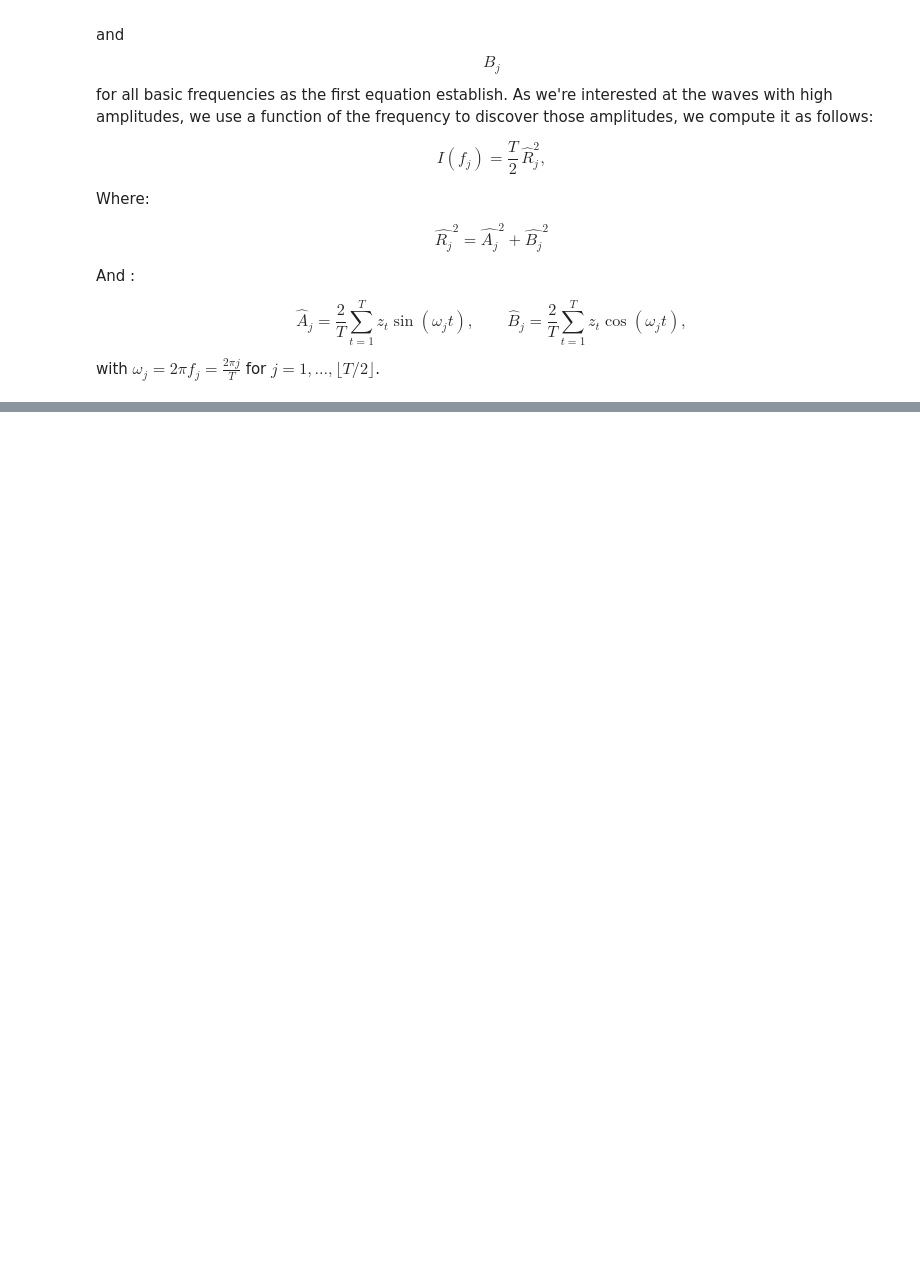
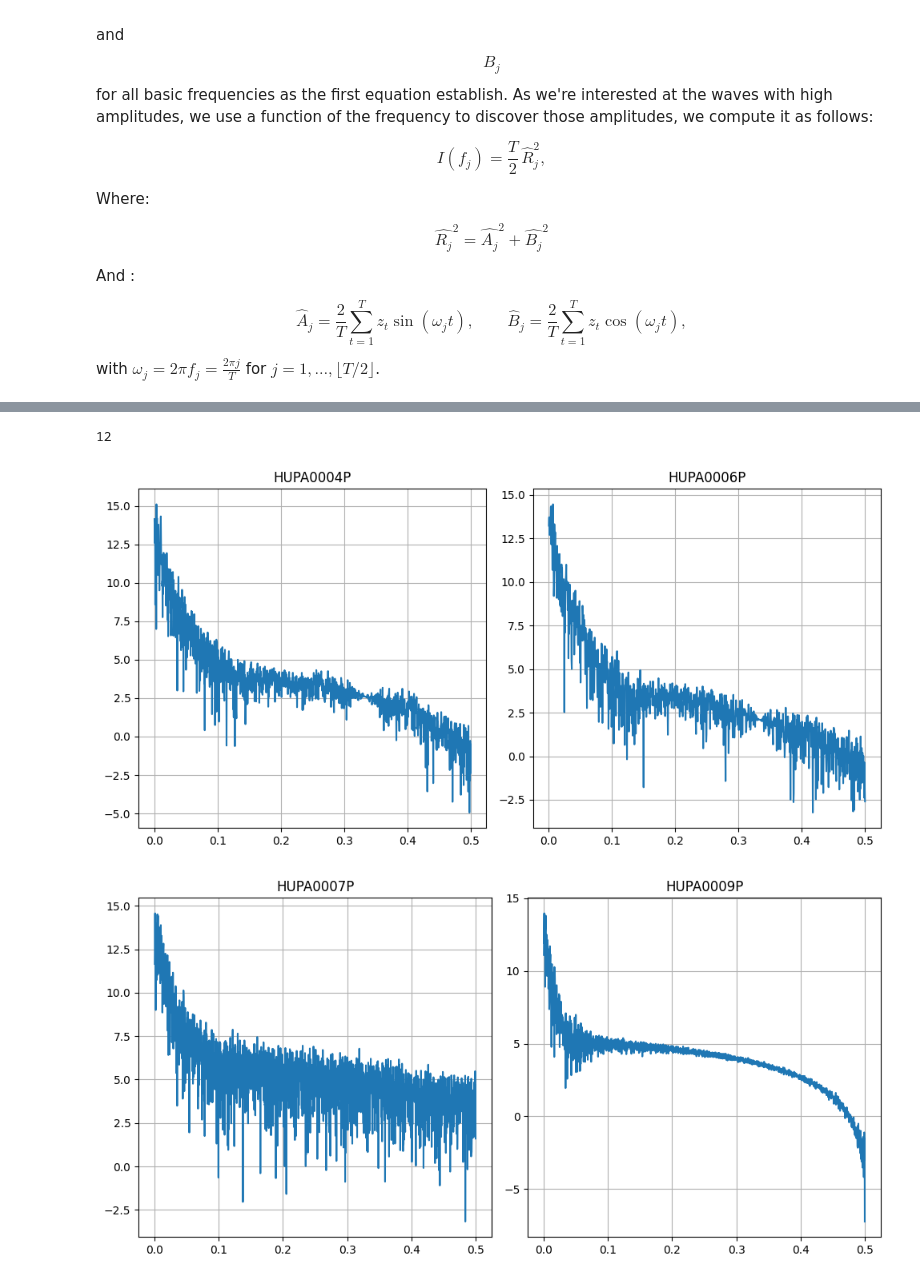
Before and after one commit to Arturo2711/Hypoglycemia_Prediction, a Jupyter notebook: notebooks/periodogram.ipynb, the cells around one changed output, grey strips where cells are left out. Saved outputs shown, nothing was run; the diff lists cells and outputs as text; code cells hidden in the pictures; blank space fills up the shorter version.

Commit message:
Periodogram has been ploted for almost every patient, last 3 patients couldnt been ploted

```diff
--- a/notebooks/periodogram.ipynb
+++ b/notebooks/periodogram.ipynb
@@ -113,0 +97,15 @@ periodogram_3_season
+# %%
+patients = {base_paths[i].split('.')[0] : cast_to_time(pd.read_csv(fp, sep=';')) for i, fp in enumerate(full_paths)}
+# %%
+def create_two_plots(two_series_dictionary):
+    _, axes = plt.subplots(nrows=1, ncols=2, figsize=(10, 5))
+    i = 0
+    for key, value in two_series_dictionary.items():
+        ax_i = axes[i]
+        periodogram_i = periodogram(value['glucose'])
+        ax_i.plot(periodogram_i.keys(), np.log(list(periodogram_i.values())))
+        ax_i.set(title = key)
+        ax_i.grid()
+        i += 1
+    plt.tight_layout()
+    plt.show()
@@ -113,0 +114,24 @@ periodogram_3_season
+# %%
+def plot_periodograms(keys, patients):
+    num_patients = len(keys)
+    print(num_patients)
+    i = 0
+    j = 1
+    while j < num_patients:
+        key_1 = keys[i]
+        key_2 = keys[j]
+        temp_dict = {key_1 : patients[key_1], key_2 : patients[key_2]}
+        create_two_plots(temp_dict)
+        plt.close('all')
+        del temp_dict
+        gc.collect()
+        i += 2
+        j = i + 1
+# %%
+keys = list(patients.keys())[:-1]
+# %%
+plot_periodograms(keys[:12], patients)
+# %% [output]
+12
+[figure, added]
+[figure, added]
```
Also changed, not shown: parts of 12 cells of this notebook.
